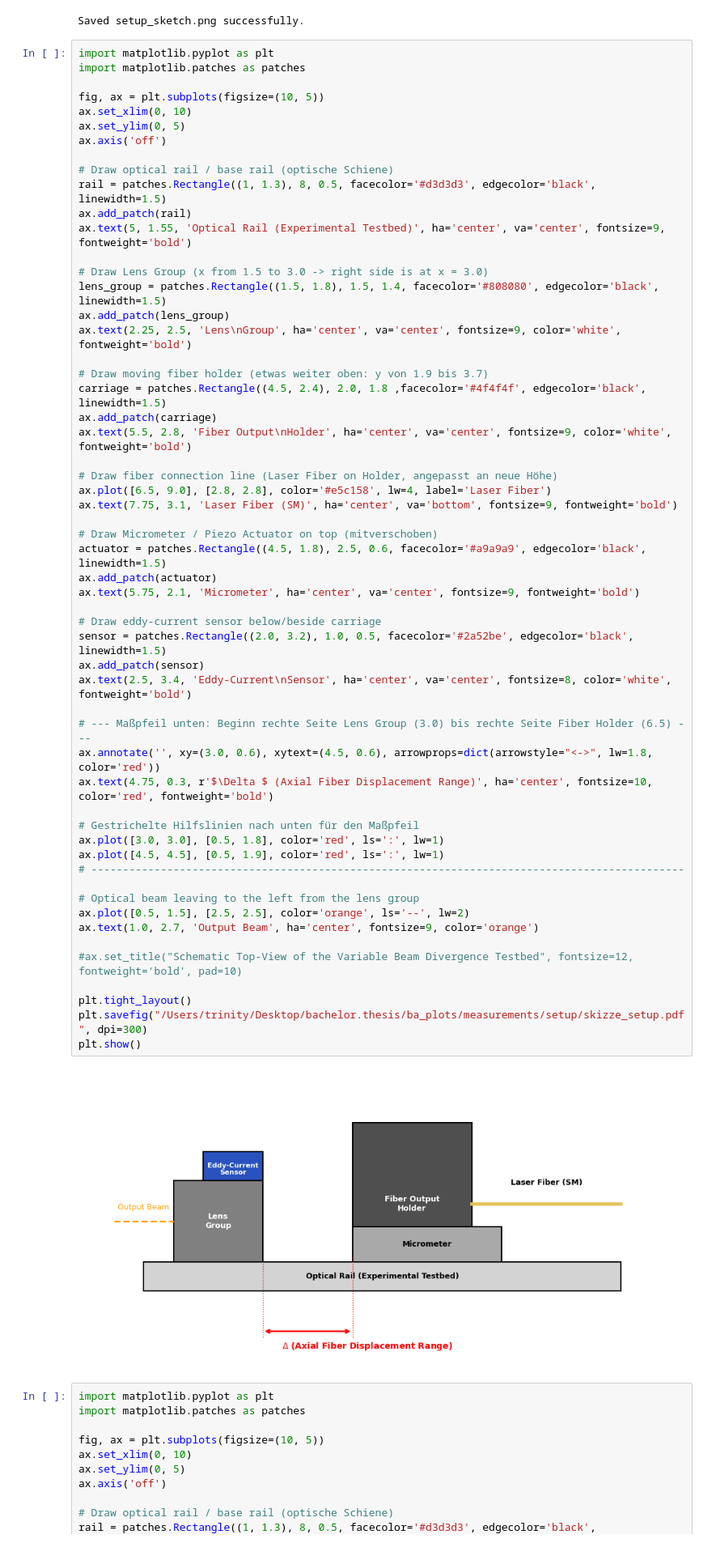
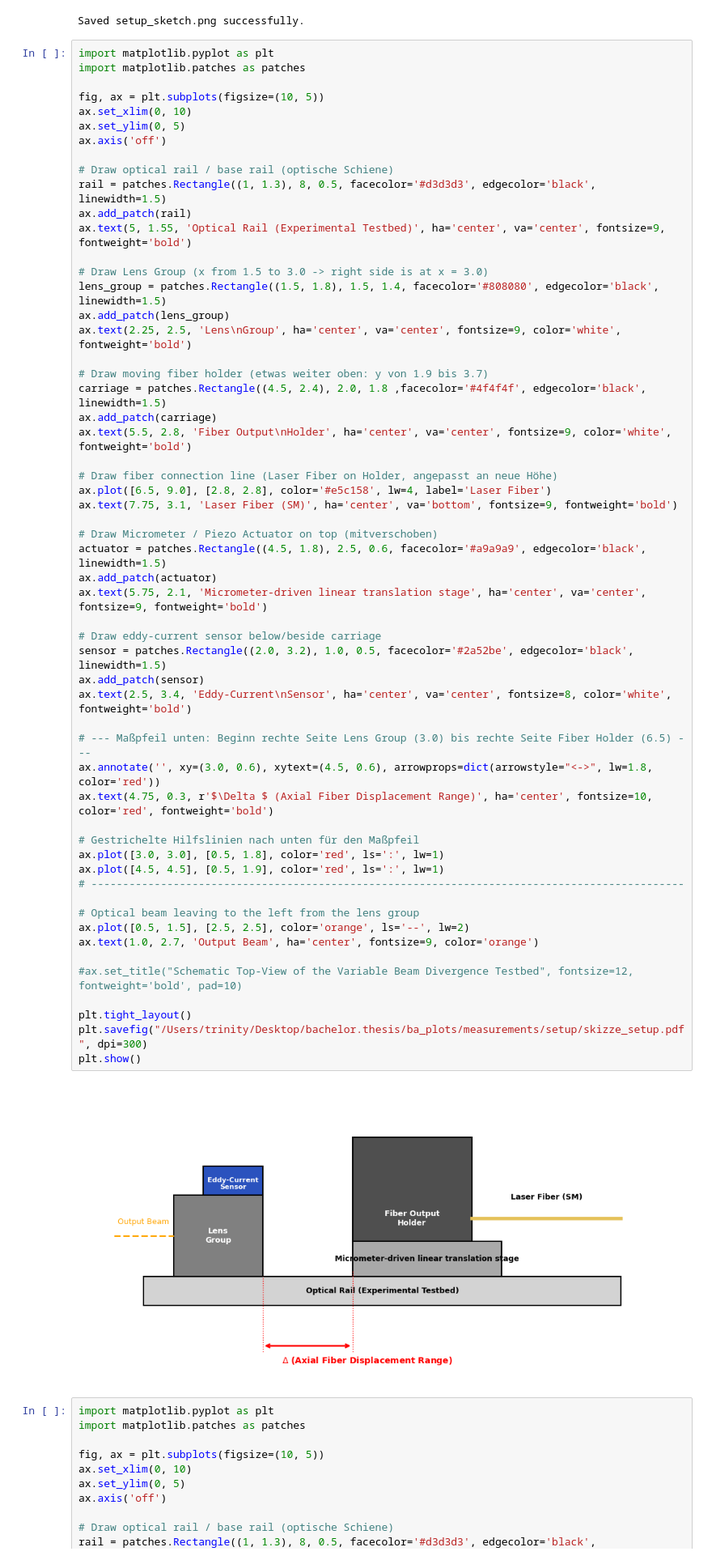
Before and after one commit to CodeTurtleT/lasercom-divergence-control, a Jupyter notebook: skizze.ipynb, the cells around one changed output. Shown at 81% size. Saved outputs shown, nothing was run; the diff lists cells and outputs as text.

```diff
--- a/skizze.ipynb
+++ b/skizze.ipynb
@@ -88,35 +88,35 @@ ax.plot([6.5, 9.0], [2.8, 2.8], color='#e5c158', lw=4, label='Laser Fiber')
 ax.text(7.75, 3.1, 'Laser Fiber (SM)', ha='center', va='bottom', fontsize=9, fontweight='bold')
 
 # Draw Micrometer / Piezo Actuator on top (mitverschoben)
 actuator = patches.Rectangle((4.5, 1.8), 2.5, 0.6, facecolor='#a9a9a9', edgecolor='black', linewidth=1.5)
 ax.add_patch(actuator)
-ax.text(5.75, 2.1, 'Micrometer', ha='center', va='center', fontsize=9, fontweight='bold')
+ax.text(5.75, 2.1, 'Micrometer-driven linear translation stage', ha='center', va='center', fontsize=9, fontweight='bold')
 
 # Draw eddy-current sensor below/beside carriage
 sensor = patches.Rectangle((2.0, 3.2), 1.0, 0.5, facecolor='#2a52be', edgecolor='black', linewidth=1.5)
 ax.add_patch(sensor)
 ax.text(2.5, 3.4, 'Eddy-Current\nSensor', ha='center', va='center', fontsize=8, color='white', fontweight='bold')
 
 # --- Maßpfeil unten: Beginn rechte Seite Lens Group (3.0) bis rechte Seite Fiber Holder (6.5) ---
 ax.annotate('', xy=(3.0, 0.6), xytext=(4.5, 0.6), arrowprops=dict(arrowstyle="<->", lw=1.8, color='red'))
 ax.text(4.75, 0.3, r'$\Delta $ (Axial Fiber Displacement Range)', ha='center', fontsize=10, color='red', fontweight='bold')
 
 # Gestrichelte Hilfslinien nach unten für den Maßpfeil
 ax.plot([3.0, 3.0], [0.5, 1.8], color='red', ls=':', lw=1)
 ax.plot([4.5, 4.5], [0.5, 1.9], color='red', ls=':', lw=1)
 # ----------------------------------------------------------------------------------------------
 
 # Optical beam leaving to the left from the lens group
 ax.plot([0.5, 1.5], [2.5, 2.5], color='orange', ls='--', lw=2)
 ax.text(1.0, 2.7, 'Output Beam', ha='center', fontsize=9, color='orange')
 
 #ax.set_title("Schematic Top-View of the Variable Beam Divergence Testbed", fontsize=12, fontweight='bold', pad=10)
 
 plt.tight_layout()
 plt.savefig("/Users/trinity/Desktop/bachelor.thesis/ba_plots/measurements/setup/skizze_setup.pdf", dpi=300)
 plt.show()
 # %% [output]
-[figure, old version]
+[figure, new version]
 # %%
 import matplotlib.pyplot as plt
 import matplotlib.patches as patches
```
Also changed, not shown: 2 other files.
